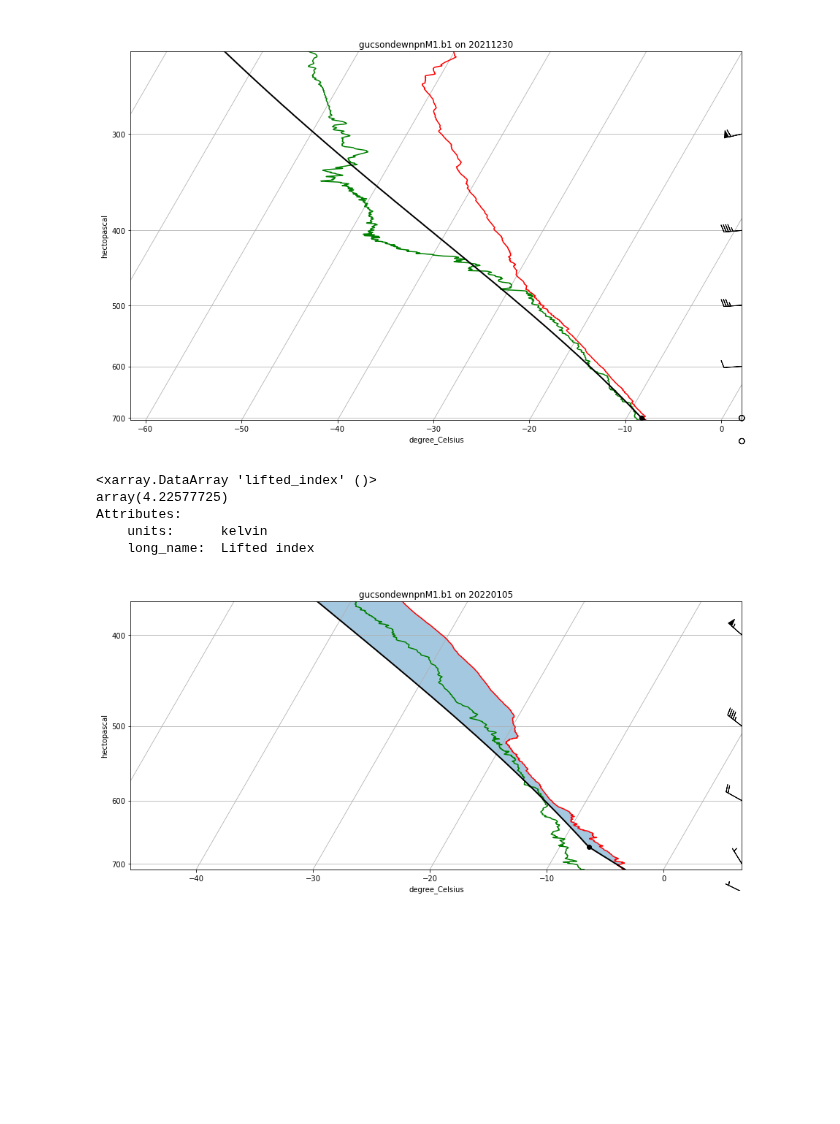
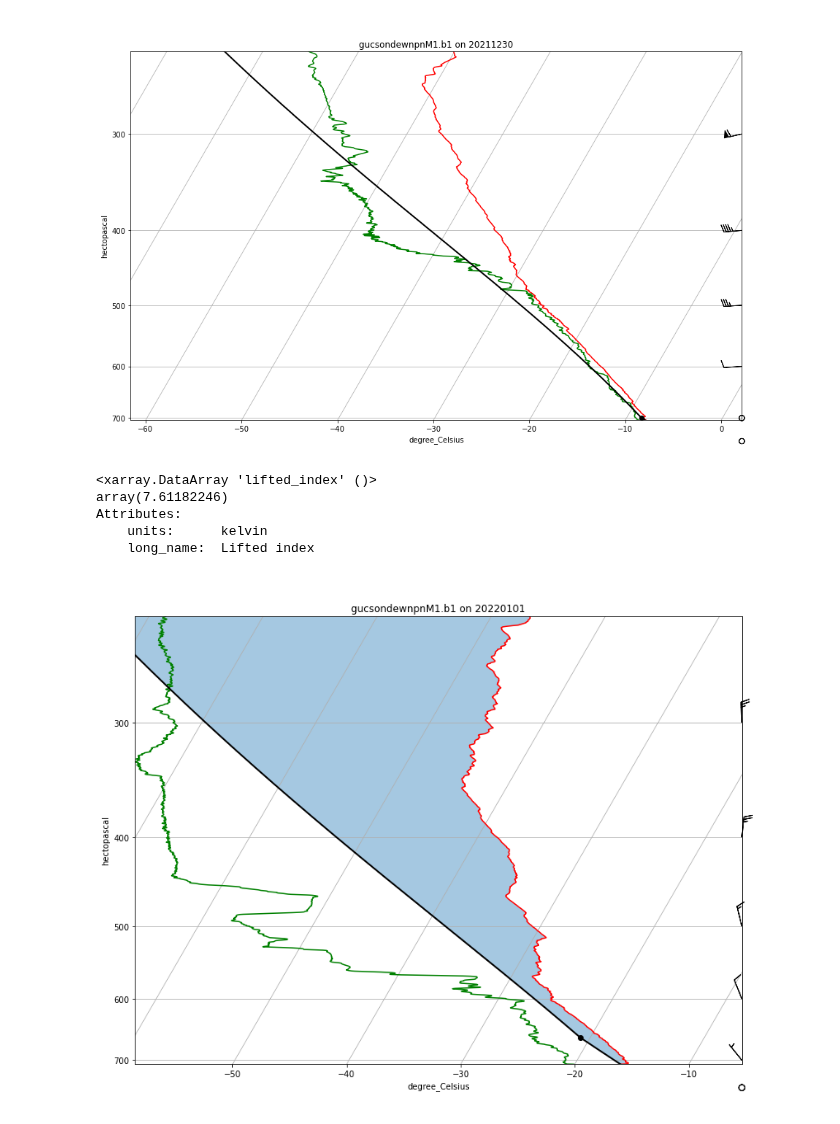
Before and after one commit to dlhogan97/Spring-Precipitation-Effect-CO-River, a Jupyter notebook: notebooks/SAIL_notebooks/SAIL_radiosondes.ipynb, the cells around one changed output. Drawn from its saved outputs; the diff is of its cells as text; code cells hidden in the pictures; blank space fills up the shorter version.

Commit message:
Updates and figure creation for presentation

```diff
--- a/notebooks/SAIL_notebooks/SAIL_radiosondes.ipynb
+++ b/notebooks/SAIL_notebooks/SAIL_radiosondes.ipynb
@@ -144,23 +144,23 @@ plt.show()
 [figure]
 # %%
 # Calculate stability indeces
-sonde_ds_subset = act.retrievals.calculate_stability_indicies(sonde_ds.sel(time=slice('2022-01-05 15', '2022-01-05 23')), temp_name='tdry', td_name='dp', p_name='pres', rh_name='rh')
+sonde_ds_subset = act.retrievals.calculate_stability_indicies(sonde_ds.sel(time=slice('2022-01-01 15', '2022-01-01 23')), temp_name='tdry', td_name='dp', p_name='pres', rh_name='rh')
 print(sonde_ds_subset['lifted_index'])
 
 # Set up plot
 skewt = act.plotting.SkewTDisplay(sonde_ds_subset, figsize=(15, 10))
 
 # Add data
 skewt.plot_from_u_and_v('u_wind', 'v_wind', 'pres', 'tdry', 'dp', shade_cin=True)
 sonde_ds_subset.close()
 plt.show()
 # %% [output]
 <xarray.DataArray 'lifted_index' ()>
-array(4.22577725)
+array(7.61182246)
 Attributes:
     units:      kelvin
     long_name:  Lifted index
-[figure, old version]
+[figure, new version]
 # %%
 def plot_sonde(date,variable, limits, title):
     # Apply date filter
```
Also changed, not shown: parts of 13 cells of this notebook, 3 other files.
